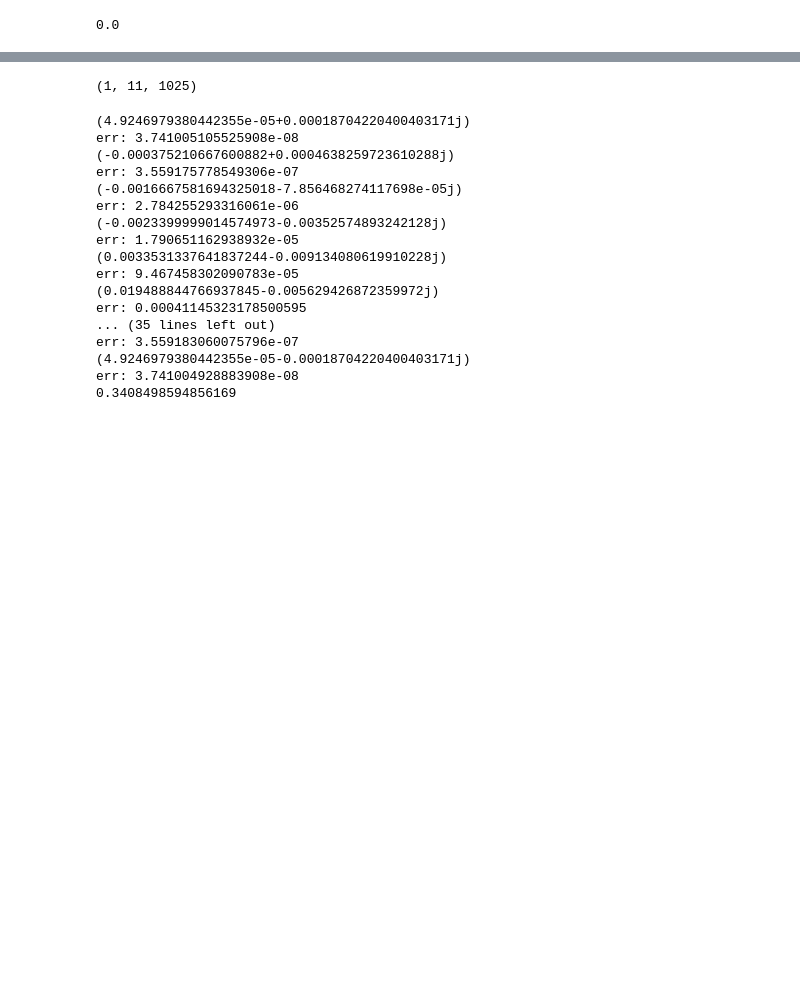
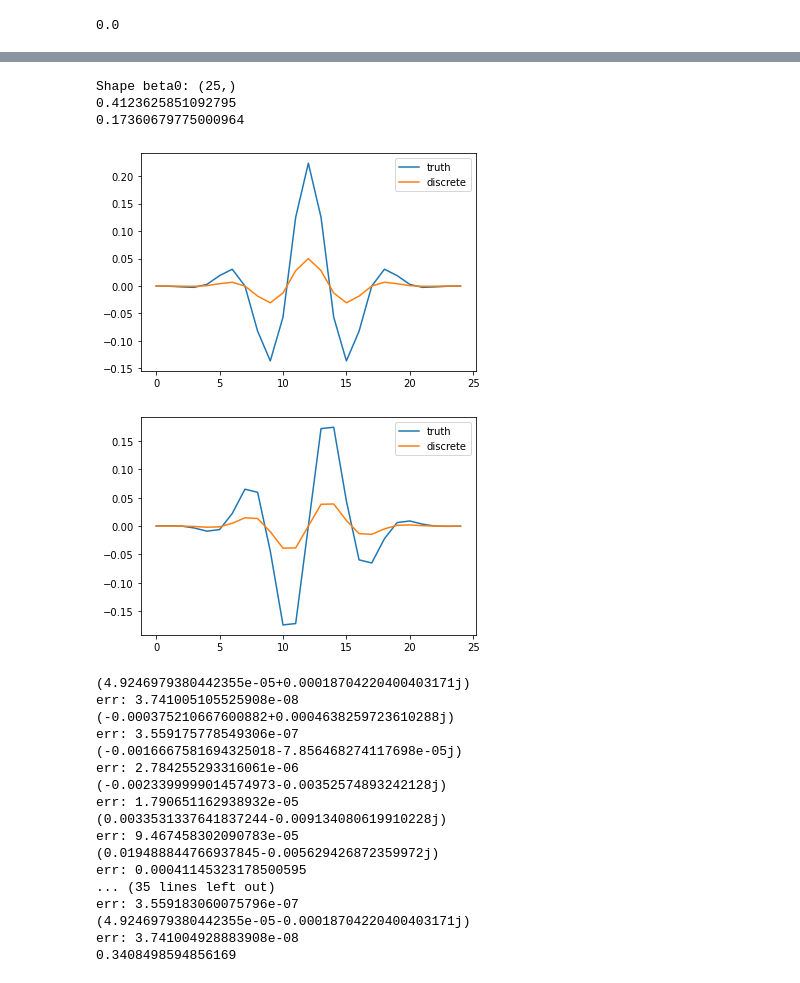
Before and after one commit to kbcollins/tdse, a Jupyter notebook: tdse-prob-density/tdse-prob-density-kbc.ipynb, the cells around one changed output, grey strips where cells are left out. Cells and saved outputs as stored; diff of their text form; code cells hidden in the pictures; blank space fills up the shorter version.

```diff
--- a/tdse-prob-density/tdse-prob-density-kbc.ipynb
+++ b/tdse-prob-density/tdse-prob-density-kbc.ipynb
@@ -305,18 +301,34 @@ Shape jaxamattruevec: (1, 11, 25)
 # %%
-# probability training data
+# check accuracy of discrete integration method
 
-# probmattruevec = np.abs(amattruevec @ fourtox)**2
-
-fourprobtoep = []
-for thisfourn in range(2 * numfour + 1):
+prob_psi0 = []
+for thisfourn in range (numfour + 1):
     def intgrnd(x):
-        return v(x) * np.exp(-1j * np.pi * thisfourn * x / L) / (2 * L)
+        return np.abs(norm_psi0_fn(x))**2 * np.exp(-1j * np.pi * thisfourn * x / L) / np.sqrt(2 * L)
     def rintgrnd(x):
         return intgrnd(x).real
     def iintgrnd(x):
         return intgrnd(x).imag
-    fourvtoep.append(si.quad(rintgrnd, -L, L, limit=100)[0] + 1j * si.quad(iintgrnd, -L, L, limit=100)[0])
-vmattrue = sl.toeplitz(r=fourvtoep, c=np.conj(fourvtoep))
-print(probmattruevec.shape)
+    prob_psi0.append(si.quad(rintgrnd, -L, L)[0] + 1j * si.quad(iintgrnd, -L, L)[0])
+
+beta0 = np.concatenate([np.conjugate(np.flipud(prob_psi0[1:])), prob_psi0])
+
+print('Shape beta0:', beta0.shape)
+print(nl.norm(beta0 - betamat[0]))
+print(np.max(np.abs(beta0 - betamat[0])))
+
+plt.plot(beta0.real, label='truth')
+plt.plot(betamat[0].real, label='discrete')
+plt.legend()
+plt.show()
+
+plt.plot(beta0.imag, label='truth')
+plt.plot(betamat[0].imag, label='discrete')
+plt.legend()
+plt.show()
 # %% [output]
-(1, 11, 1025)
+Shape beta0: (25,)
+0.4123625851092795
+0.17360679775000964
+[figure, added]
+[figure, added]
```
Also changed, not shown: parts of 10 cells of this notebook.
